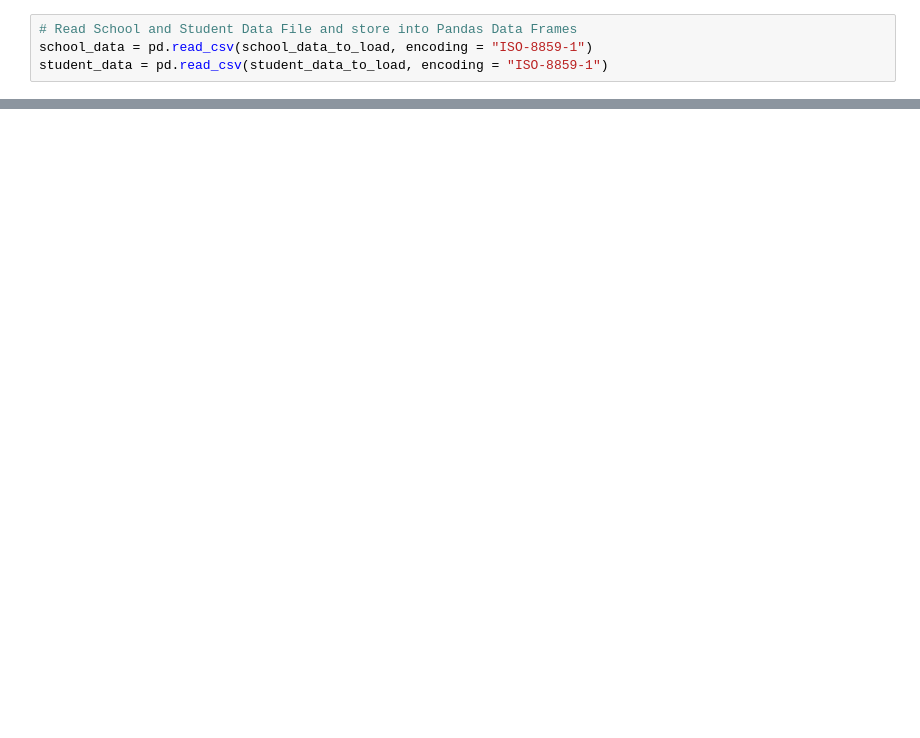
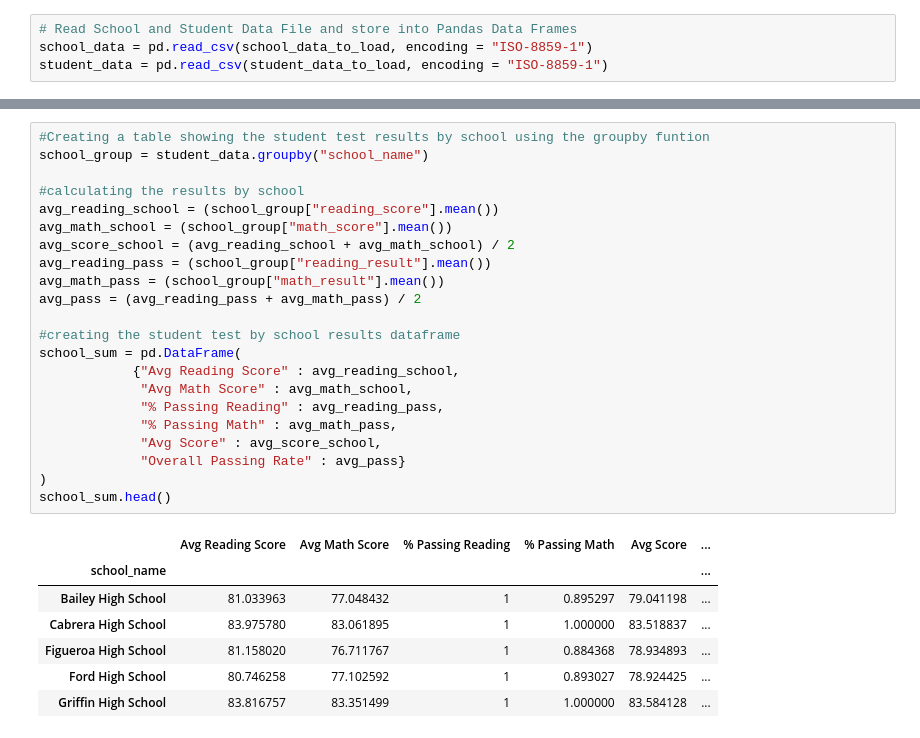
Before and after one commit to Elton-Don/pandas-challenge, a Jupyter notebook: schools.ipynb, the cells around one changed output, grey strips where cells are left out. Drawn from its saved outputs; the diff is of its cells as text; blank space fills up the shorter version.

```diff
--- a/schools.ipynb
+++ b/schools.ipynb
@@ -371,0 +107,30 @@ Top_schools.head()
+# %%
+#Creating a table showing the student test results by school using the groupby funtion
+school_group = student_data.groupby("school_name")
+
+#calculating the results by school
+avg_reading_school = (school_group["reading_score"].mean())
+avg_math_school = (school_group["math_score"].mean())
+avg_score_school = (avg_reading_school + avg_math_school) / 2
+avg_reading_pass = (school_group["reading_result"].mean())
+avg_math_pass = (school_group["math_result"].mean())
+avg_pass = (avg_reading_pass + avg_math_pass) / 2
+
+#creating the student test by school results dataframe
+school_sum = pd.DataFrame(
+            {"Avg Reading Score" : avg_reading_school,
+             "Avg Math Score" : avg_math_school,
+             "% Passing Reading" : avg_reading_pass,
+             "% Passing Math" : avg_math_pass,
+             "Avg Score" : avg_score_school,
+             "Overall Passing Rate" : avg_pass}
+)
+school_sum.head()
+# %% [output]
+|  | Avg Reading Score | Avg Math Score | % Passing Reading | % Passing Math | Avg Score | ... |
+| school_name |  |  |  |  |  | ... |
+| Bailey High School | 81.033963 | 77.048432 | 1 | 0.895297 | 79.041198 | ... |
+| Cabrera High School | 83.975780 | 83.061895 | 1 | 1.000000 | 83.518837 | ... |
+| Figueroa High School | 81.158020 | 76.711767 | 1 | 0.884368 | 78.934893 | ... |
+| Ford High School | 80.746258 | 77.102592 | 1 | 0.893027 | 78.924425 | ... |
+| Griffin High School | 83.816757 | 83.351499 | 1 | 1.000000 | 83.584128 | ... |
```
Also changed, not shown: parts of 47 cells of this notebook.
